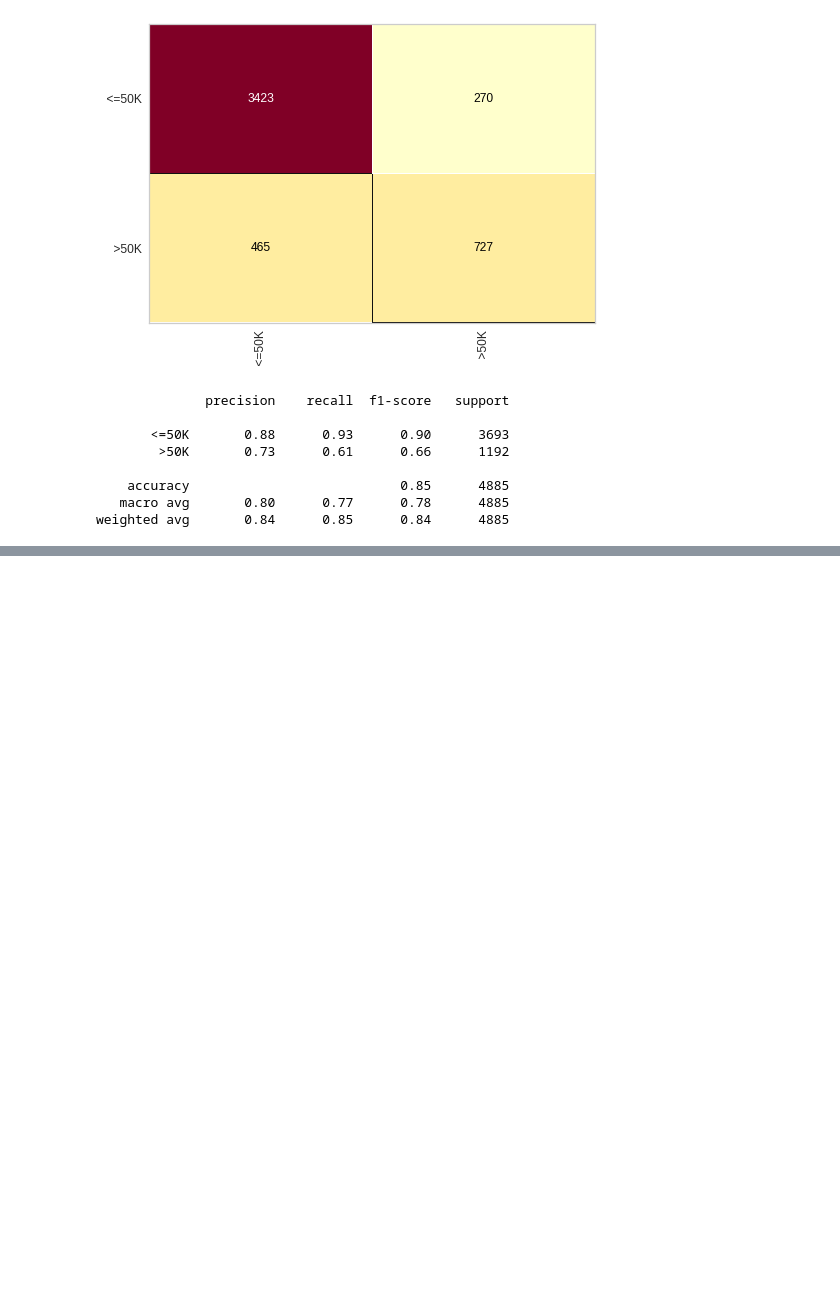
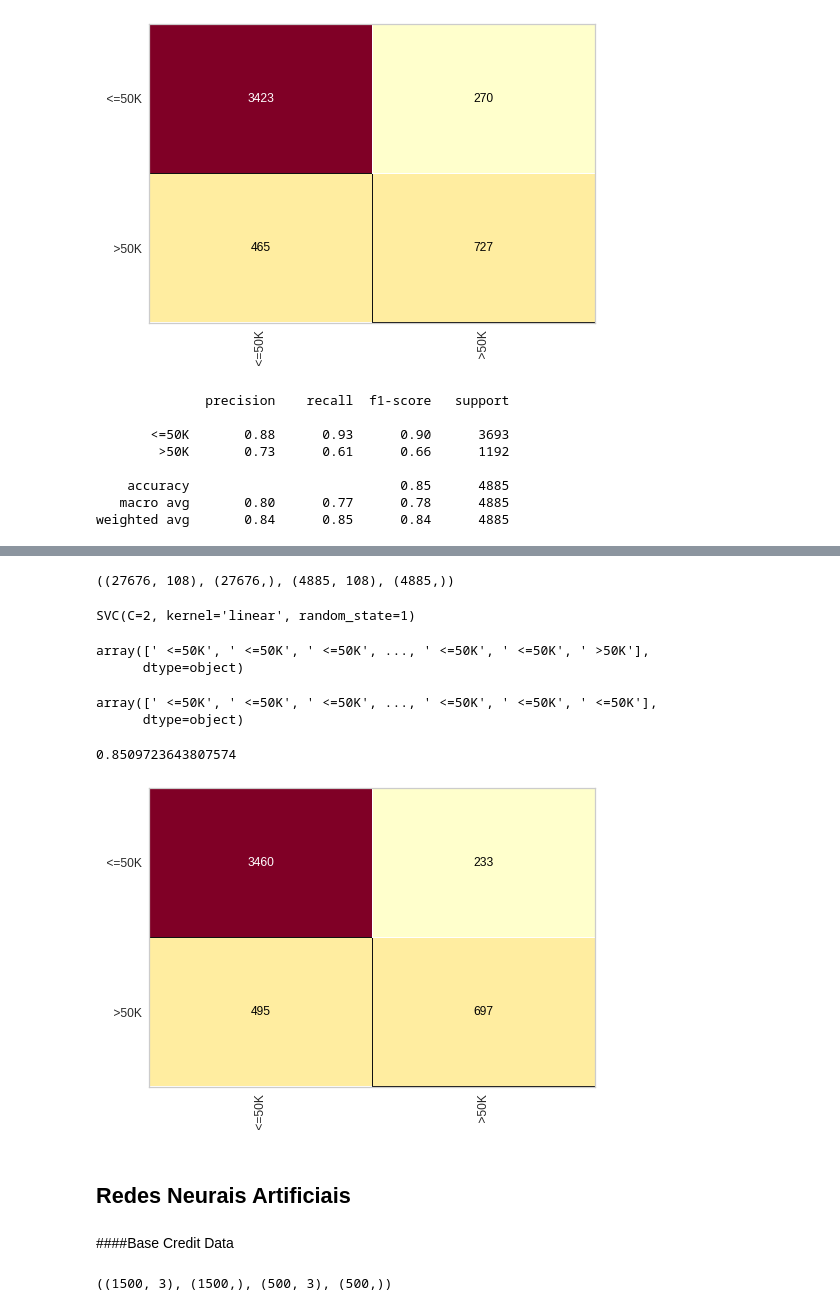
Before and after one commit to wnbrandao/wnbrandao, a Jupyter notebook: Dados_de_crédito_e_census.ipynb, the cells around one changed output, grey strips where cells are left out. Drawn from its saved outputs; the diff is of its cells as text; code cells hidden in the pictures; blank space fills up the shorter version.

```diff
--- a/Dados_de_crédito_e_census.ipynb
+++ b/Dados_de_crédito_e_census.ipynb
@@ -1397,0 +1479,33 @@ weighted avg       0.84      0.85      0.84      4885
+# %%
+import pickle
+with open('/content/census.pkl', 'rb') as f:
+  x_census_treinamento, y_census_treinamento, x_census_teste, y_census_teste = pickle.load(f)
+
+x_census_treinamento.shape, y_census_treinamento.shape, x_census_teste.shape, y_census_teste.shape
+# %% [output]
+((27676, 108), (27676,), (4885, 108), (4885,))
+# %%
+svm_census = SVC(kernel="linear", random_state= 1, C = 2)
+svm_census.fit(x_census_treinamento,y_census_treinamento)
+# %% [output]
+SVC(C=2, kernel='linear', random_state=1)
+# %%
+previsoes = svm_census.predict(x_census_teste)
+previsoes
+# %% [output]
+array([' <=50K', ' <=50K', ' <=50K', ..., ' <=50K', ' <=50K', ' >50K'],
+      dtype=object)
+# %%
+y_census_teste
+# %% [output]
+array([' <=50K', ' <=50K', ' <=50K', ..., ' <=50K', ' <=50K', ' <=50K'],
+      dtype=object)
+# %%
+cm=ConfusionMatrix(svm_census)
+cm.fit(x_census_treinamento, y_census_treinamento)
+cm.score(x_census_teste, y_census_teste)
+# %% [output]
+0.8509723643807574
+[figure, added]
+# %% [markdown]
+<h2> Redes Neurais Artificiais
@@ -1397,0 +1514,2 @@ weighted avg       0.84      0.85      0.84      4885
+# %% [markdown]
+####Base Credit Data
@@ -1397,0 +1520,4 @@ weighted avg       0.84      0.85      0.84      4885
+# %%
+x_credit_treinamento.shape,y_credit_treinamento.shape,x_credit_teste.shape,y_credit_teste.shape
+# %% [output]
+((1500, 3), (1500,), (500, 3), (500,))
```
Also changed, not shown: parts of 33 cells of this notebook.
